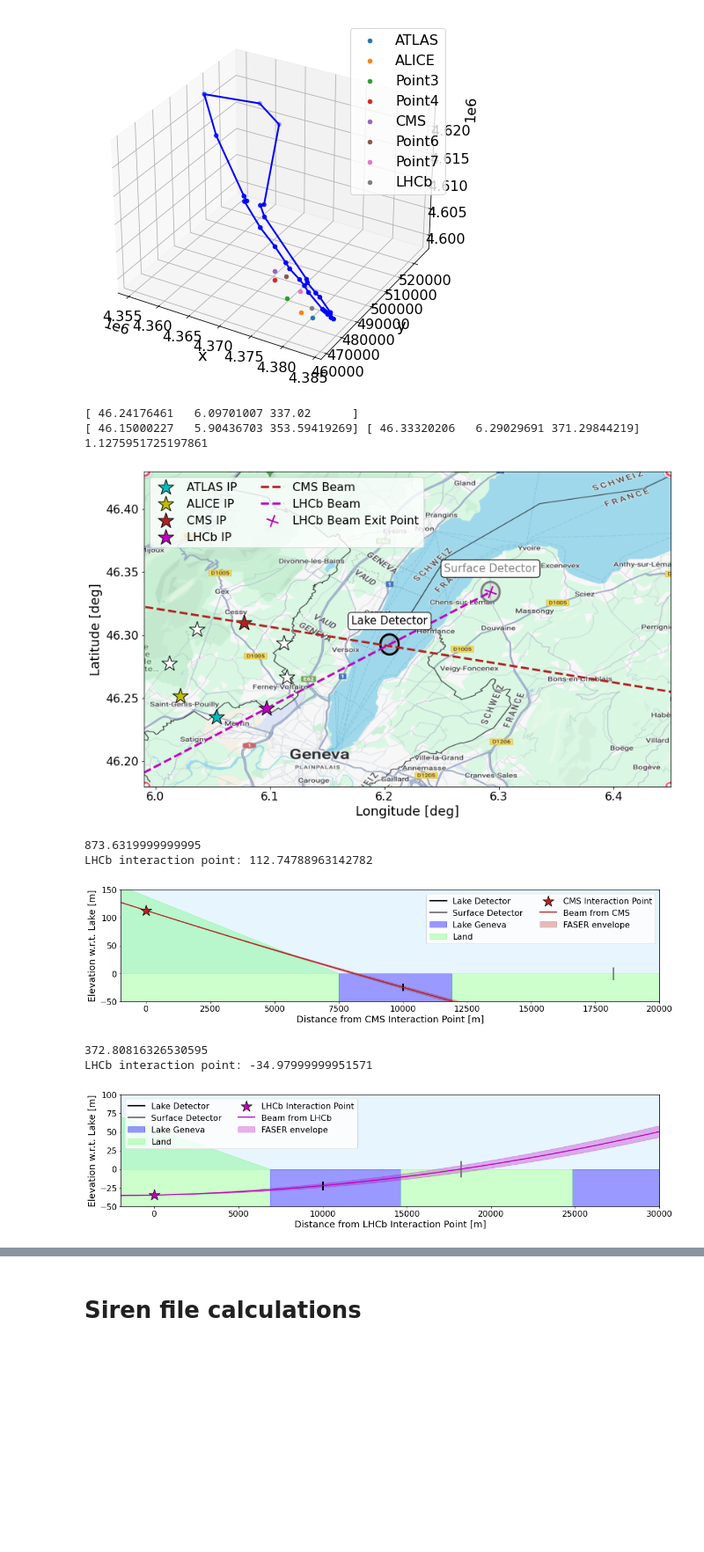
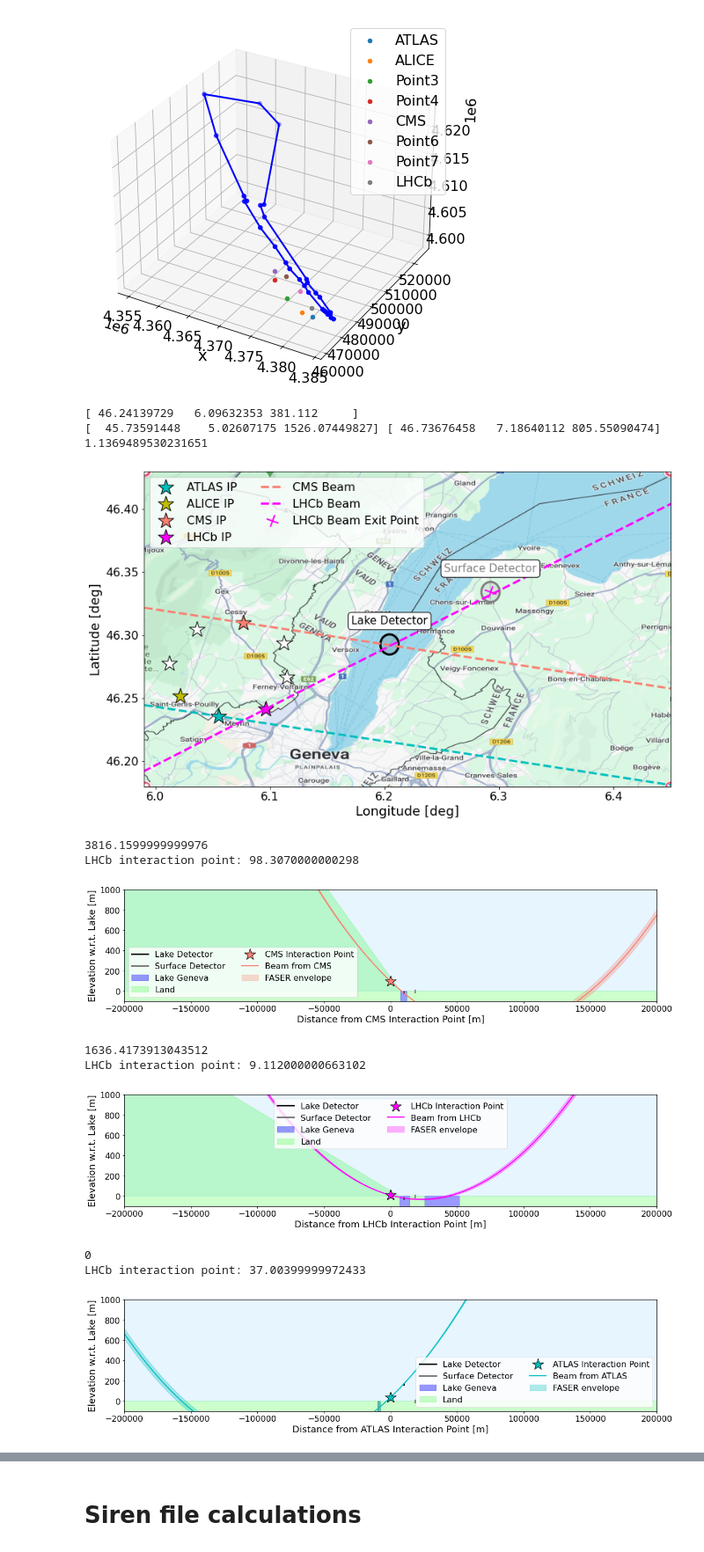
Before and after one commit to nickkamp1/Lake_Geneva_Neutrinos, a Jupyter notebook: Geometry.ipynb, the cells around one changed output, grey strips where cells are left out. Shown at 88% size. Drawn from its saved outputs; the diff is of its cells as text; code cells hidden in the pictures; blank space fills up the shorter version.

Commit message:
Update geometry to official points from Albert et al. Small updates to earth magnetic field test

```diff
--- a/Geometry.ipynb
+++ b/Geometry.ipynb
@@ -20,17 +17,23 @@ The autoreload extension is already loaded. To reload it, use:
 # %%
-LHC_data = pd.read_parquet('Data/LHC_data.parquet')
+#LHC_data = pd.read_parquet('Data/LHC_data.parquet')
+LHC_data = pd.read_parquet('Data/LHC_data_official.parquet')
 Lake_data = pd.read_parquet('Data/Lake_data.parquet')
 
-print(LHC_data.loc[k,"SurfaceElevation"])
-
 # Define the LHC circle
-LHC = Circle(np.array(LHC_data.loc['Point4',['X','Y','Z']]),
-             np.array(LHC_data.loc['LHCb',['X','Y','Z']]),
-             np.array(LHC_data.loc['Point6',['X','Y','Z']])) # last entry can be Point 2 or 6
+# using rough points
+# LHC = Circle(np.array(LHC_data.loc['Point4',['X','Y','Z']]),
+#              np.array(LHC_data.loc['LHCb',['X','Y','Z']]),
+#              np.array(LHC_data.loc['Point6',['X','Y','Z']])) # last entry can be Point 2 or 6
+# using official points
+LHC = Circle(np.array(LHC_data.loc['ATLAS',['X','Y','Z']]),
+             np.array(LHC_data.loc['CMS',['X','Y','Z']]),
+             np.array(LHC_data.loc['LHCb',['X','Y','Z']])) # last entry can be Point 2 or 6
+print(LHC.radius,2*np.pi*LHC.radius)
 
 # Fix elevation of other LHC interaction points based on LHC circle definition
 for k in list(LHC_data.index):
     elev,point = LHC.find_elevation(*np.array(LHC_data.loc[k,['Latitude','Longitude']]))
     LHC_data['Elevation'][k] = elev
     LHC_data.loc[k,['X','Y','Z']] = lat_long_to_xyz(*LHC_data.loc[k,['Latitude','Longitude','Elevation']])
+print(LHC_data)
 # %% [output]
@@ -57,6 +79,8 @@ plt.show()
 # %%
 lat_edges = [46.18,46.43]
 lon_edges = [5.99,6.45]
+# lat_edges = [46,46.8]
+# lon_edges = [5.2,7.3]
 aspect_ratio = (lon_edges[1]-lon_edges[0])/(lat_edges[1]-lat_edges[0])
 fig_height=8
 
@@ -69,7 +93,7 @@ ax = plt.gca()
 #          color='blue',alpha=0.4,linewidth=2)
 Lake_Crossings = {}
 color_count = 0
-colors = ["c","y","firebrick","m"]
+colors = ["c","y","salmon","fuchsia"]
 color_dict = {}
 for k in list(LHC_data.index):
     if "Point" in k: color = "white"
@@ -79,8 +103,9 @@ for k in list(LHC_data.index):
         color_count+=1
     Lake_Crossings[k] = []
     limit = 1
-    if k=="LHCb": limit = 18000
-    elif k=="CMS": limit = 40000
+    if k=="LHCb": limit = 100000#180000
+    elif k=="CMS": limit = 400000
+    elif k=="ATLAS": limit = 400000
     lines = plot_tangent_line_lat_long(LHC,
                                        np.array(LHC_data.loc[k,['X','Y','Z']]),
                                        np.array(LHC_data.loc[k,['CrossingOrientation','CrossingAngle']]),
@@ -137,7 +162,7 @@ plt.scatter(*beam_exit,marker=t,facecolors=colors[-1],s=300,label="LHCb Beam Exi
 
 
 img = plt.imread("Figures/GoogleMaps.png")
-plt.imshow(img,extent=[5.99,6.45,46.18,46.43],aspect=1.1)
+plt.imshow(img,extent=[lon_edges[0],lon_edges[1],lat_edges[0],lat_edges[1]],aspect=1.1)
 plt.xlim(*lon_edges)
 plt.ylim(*lat_edges)
 plt.xlabel('Longitude [deg]')
@@ -152,47 +177,54 @@ plt.gcf().patch.set_alpha(0.0)
 plt.savefig("Figures/Nu2024_Poster/GeometryDiagram.pdf",dpi=100)
 plt.show()
 # %% [output]
-[ 46.24176461   6.09701007 337.02      ]
-[ 46.15000227   5.90436703 353.59419269] [ 46.33320206   6.29029691 371.29844219]
-1.1275951725197861
+[ 46.24139729   6.09632353 381.112     ]
+[  45.73591448    5.02607175 1526.07449827] [ 46.73676458   7.18640112 805.55090474]
+1.1369489530231651
-[figure, old version]
+[figure, new version]
 # %%
 # elevation plot
 
 k = "LHCb"
-for k in ["CMS","LHCb"]:
+for k in ["CMS","LHCb","ATLAS"]:
     fig = plt.figure()
     fig.set_size_inches(16,4)
     plot_tangent_elevation(fig,
                            LHC,
                            np.array(LHC_data.loc[k,['X','Y','Z']]),
+                           #[0,2000e-6],
                            np.array(LHC_data.loc[k,['CrossingOrientation','CrossingAngle']]),
-                           limit=40000,
+                           limit=200000,
                            Lake_Crossings=Lake_Crossings[k],
                            IPlabel=k,
                            color=color_dict[k],
                            #pipe_position=14602,
                            #panel_position=14700,
                            flip=k=="CMS",
                            y0=LHC_data.loc[k,"SurfaceElevation"])
     if k=="LHCb":
-        plt.xlim(-2000,30000)
-        plt.ylim(-50,100)
+        plt.xlim(-200000,200000)
+        plt.ylim(-100,1000)
     if k=="CMS":
-        plt.xlim(-1000,20000)
-        plt.ylim(-50,150)
+        plt.xlim(-200000,200000)
+        plt.ylim(-100,1000)
+    if k=="ATLAS":
+        plt.xlim(-200000,200000)
+        plt.ylim(-100,1000)
     #plt.xlim(14200,15000)
     plt.gcf().patch.set_alpha(0.0)
     plt.tight_layout()
     plt.savefig("Figures/Nu2024_Poster/%s_ElevationDiagram_Correlated.pdf"%k,dpi=100)
     plt.show()
 # %% [output]
-873.6319999999995
-LHCb interaction point: 112.74788963142782
+3816.1599999999976
+LHCb interaction point: 98.3070000000298
-[figure, old version]
+[figure, new version]
-372.80816326530595
-LHCb interaction point: -34.97999999951571
+1636.4173913043512
+LHCb interaction point: 9.112000000663102
-[figure, old version]
+[figure, new version]
+0
+LHCb interaction point: 37.00399999972433
+[figure, added]
 # %%
 for k in ['LHCb','CMS','ATLAS','Point6']:
     plot_tangent_line(LHC,
```
Also changed, not shown: parts of 10 cells of this notebook, 11 other files.
